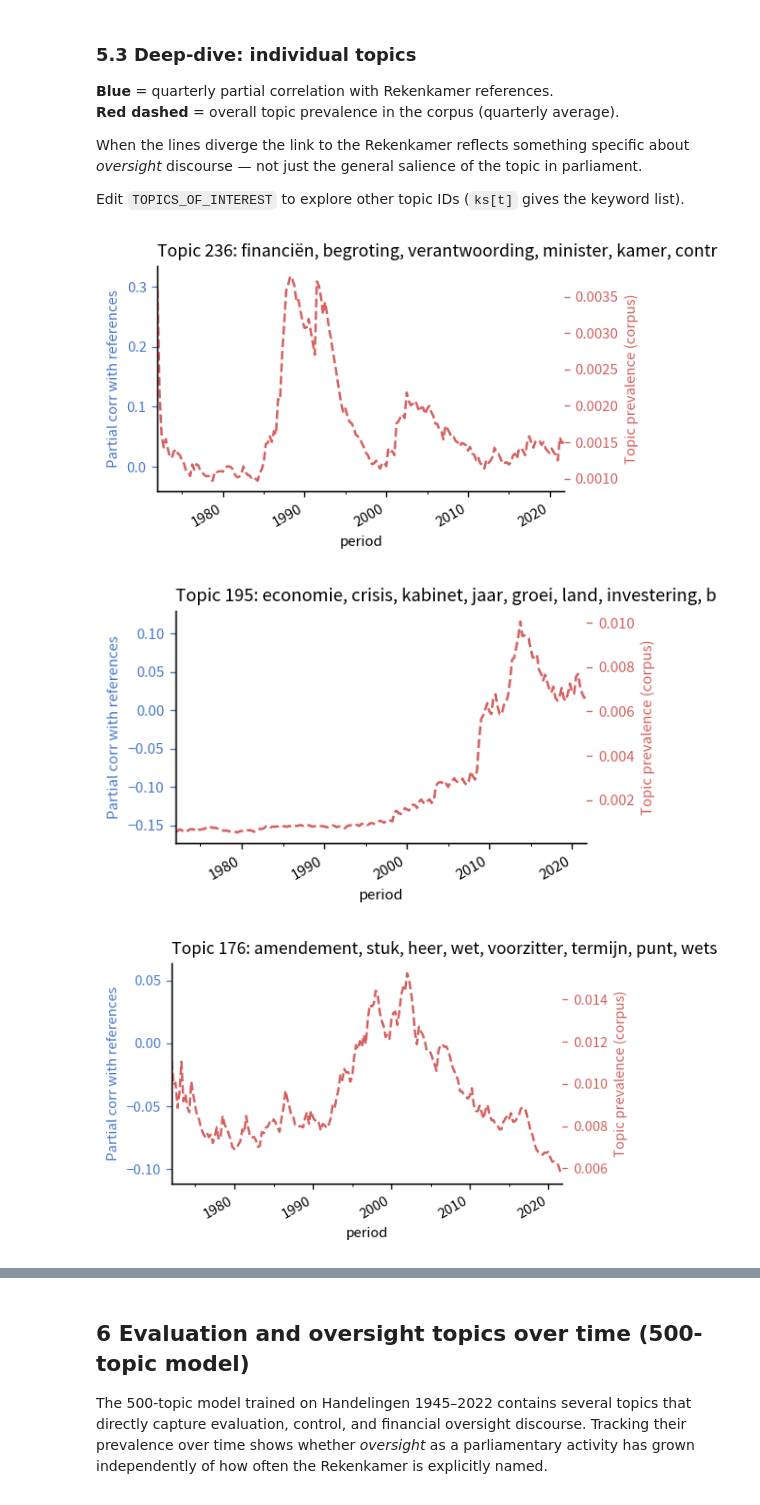
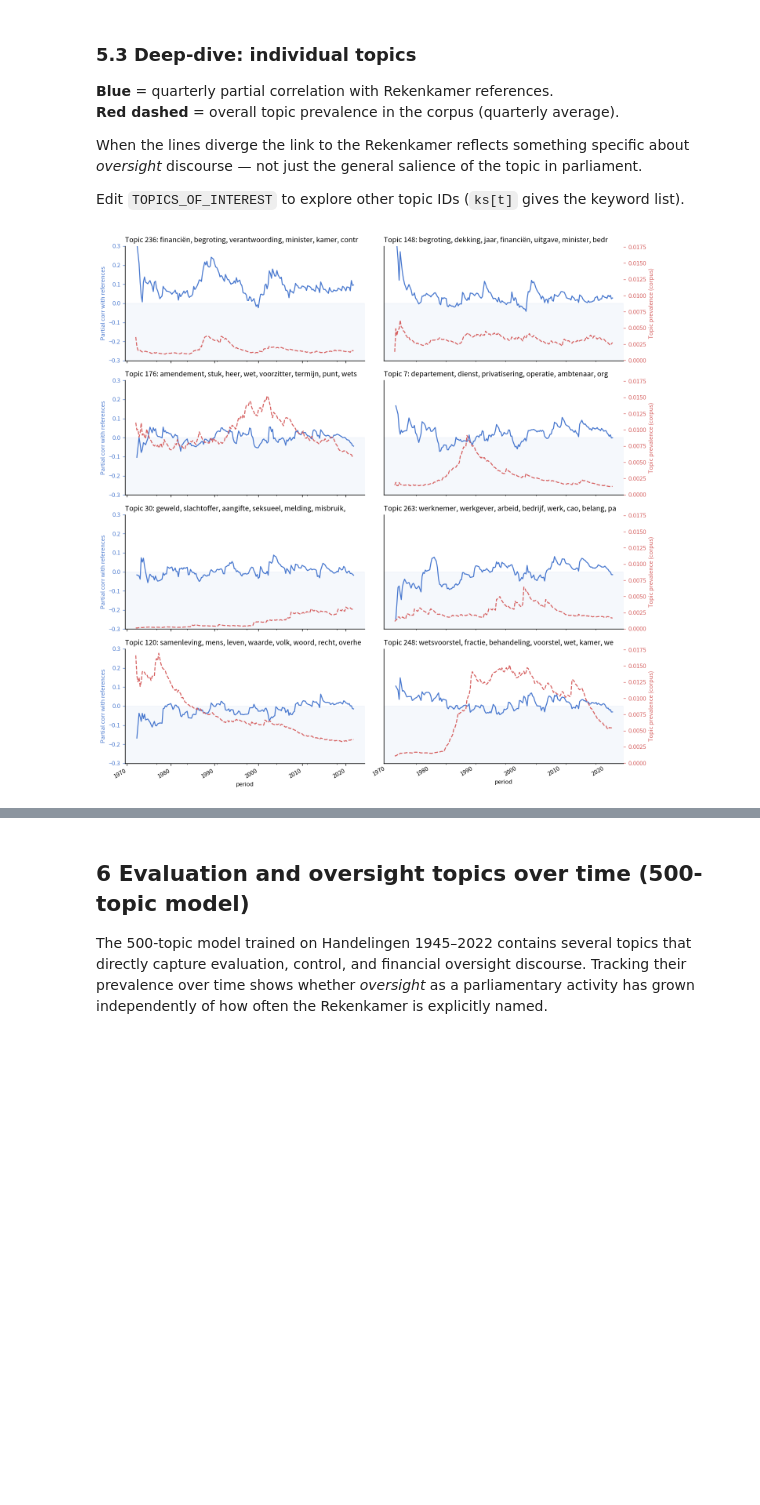
Before and after one commit to rubenros1795/rekenkamer-scholarship, a Jupyter notebook: topic-analysis/analysis.ipynb, the cells around one changed output, grey strips where cells are left out. Drawn from its saved outputs; the diff is of its cells as text; code cells hidden in the pictures; blank space fills up the shorter version.

```diff
--- a/topic-analysis/analysis.ipynb
+++ b/topic-analysis/analysis.ipynb
@@ -151,0 +163,15 @@ fig.savefig("../results/figs/topic_bubble.png", dpi=150, bbox_inches="tight")
+# %%
+i = dist_averaged.copy()
+j = resp.copy()
+
+# align time index
+j.index = pd.to_datetime(j.index).to_period("Q")
+i = i.loc[j.index]
+
+out = pd.DataFrame({
+    "topic": j.columns,
+    "corr": [
+        np.corrcoef(i.iloc[:, k], j.iloc[:, k])[0, 1]
+        for k in range(j.shape[1])
+    ]
+})
@@ -160,12 +205,61 @@ discourse — not just the general salience of the topic in parliament.
 
 Edit `TOPICS_OF_INTEREST` to explore other topic IDs (`ks[t]` gives the keyword list).
 # %%
-TOPICS_OF_INTEREST = [236, 195, 176, 77, 261]
+TOPICS_OF_INTEREST = [236, 148, 176, 7, 30, 263, 120, 248]
+# TOPICS_OF_INTEREST = trending_topics(resp, n=10, ewm_span=12).index.str.split(' ').str[0].astype(int).tolist()
+# TOPICS_OF_INTEREST = res.groupby("label").partial_corr.mean().nlargest(15).index.str.split(' ').str[0].astype(int).tolist()
 
-for t in TOPICS_OF_INTEREST:
-    fig = plot_topic_timeseries(resp, dist_averaged, t, ks, ewm_span=20, figsize=(5,3))
-    # fig.savefig(f"../results/figs/topic_{t}_timeseries.png", dpi=150, bbox_inches="tight")
+ncols = 2
+nrows = int(np.ceil(len(TOPICS_OF_INTEREST) / ncols))
+
+fig, axes = plt.subplots(
+    nrows, ncols,
+    figsize=(12, 3 * nrows),
+    sharex=True,
+    sharey=True,
+)
+
+axes = np.atleast_1d(axes).flatten()
+ax2s = []
+
+for i, (ax, t) in enumerate(zip(axes, TOPICS_OF_INTEREST)):
+    _, ax1, ax2 = plot_topic_timeseries(
+        resp, dist_averaged, t, ks,
+        ax=ax, ewm_span=20,
+    )
+    ax2s.append(ax2)
+
+    ymin, _ = ax1.get_ylim()
+    ax1.axhspan(
+        -1, 0,
+        color="#4878CF",
+        alpha=0.05,
+        zorder=0,
+    )
+    ax1.set_ylim(-.3,.3)
+
+    row, col = divmod(i, ncols)
+
+    # left-axis ticks only on left column
+    if col != 0:
+        ax1.tick_params(labelleft=False, size=0)
+        ax1.set_ylabel("")
+
+    # right-axis ticks only on right column
+    if col != ncols - 1:
+        ax2.tick_params(labelright=False, size=0)
+        ax2.set_ylabel("")
+
+shared_ymin = min(ax.get_ylim()[0] for ax in ax2s)
+shared_ymax = max(ax.get_ylim()[1] for ax in ax2s)
+
+for ax2 in ax2s:
+    ax2.set_ylim(shared_ymin, shared_ymax)
+
+for ax in axes[len(TOPICS_OF_INTEREST):]:
+    ax.remove()
+
+fig.tight_layout()
+plt.show()
 # %% [output]
-[figure, old version]
+[figure, new version]
-[figure, removed]
-[figure, removed]
```
Also changed, not shown: parts of 11 cells of this notebook, 3 other files.
